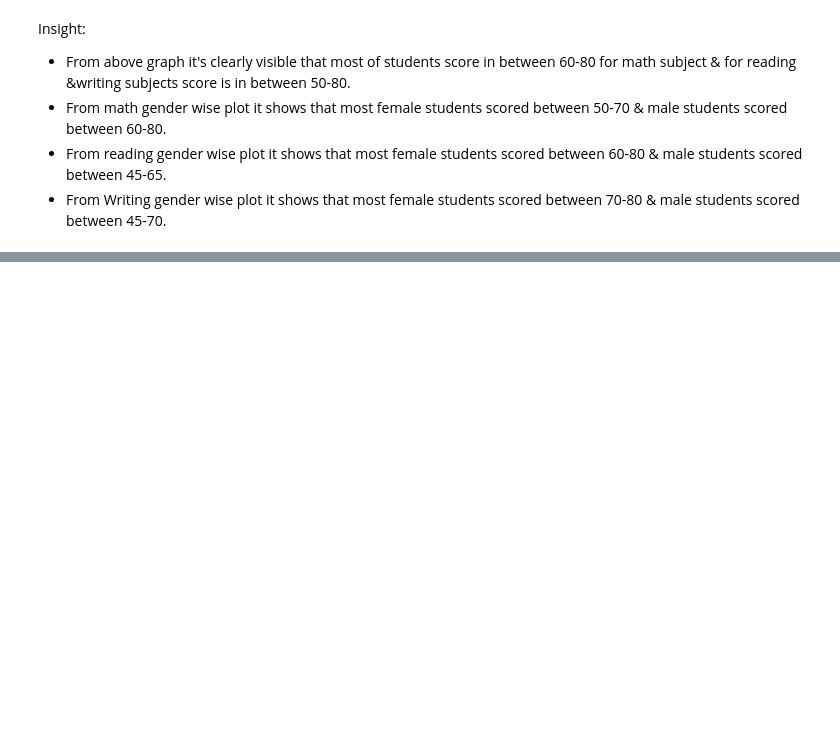
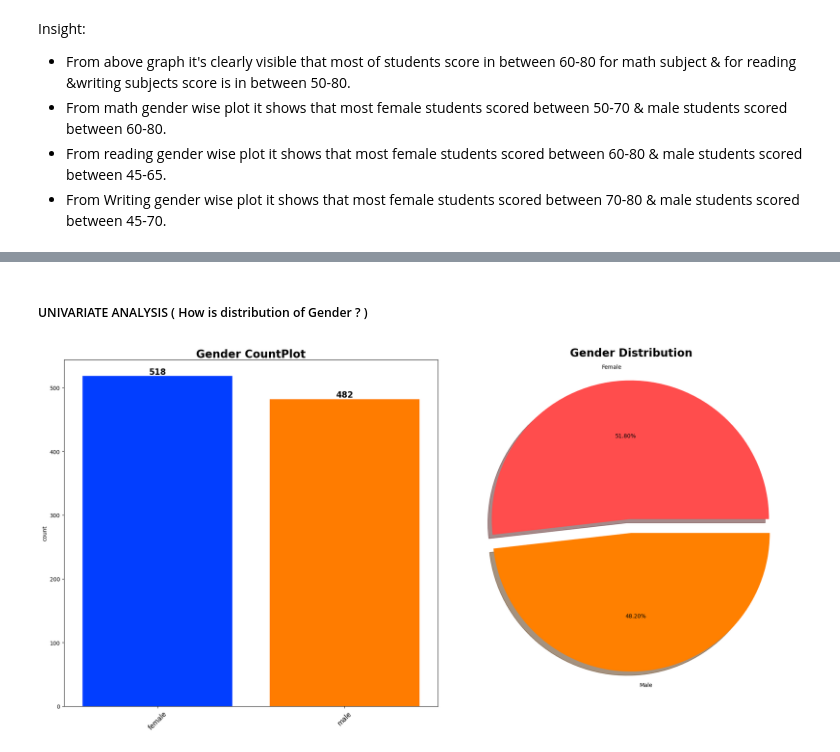
Before and after one commit to RahulHattaragi96/ML_Project_1, a Jupyter notebook: notebook/EDA STUDENT PERFORMANCE.ipynb, the cells around one changed output, grey strips where cells are left out. Drawn from its saved outputs; the diff is of its cells as text; code cells hidden in the pictures; blank space fills up the shorter version.

```diff
--- a/notebook/EDA STUDENT PERFORMANCE.ipynb
+++ b/notebook/EDA STUDENT PERFORMANCE.ipynb
@@ -398,0 +469,23 @@ Insight:
+# %% [markdown]
+##### UNIVARIATE ANALYSIS ( How is distribution of Gender ? )
+# %%
+#create count plot & pieplot for gender
+fig ,axes=plt.subplots(1,2,figsize=(20,10))
+
+sns.countplot(x=df['gender'],data=df,palette='bright',ax=axes[0],saturation=1)
+#add bar labels to the count plot
+for container in axes[0].containers:
+    axes[0].bar_label(container,fmt='%d',color='Black',fontsize=15,label_type='edge',weight='bold')
+
+axes[0].xaxis.set_label_position('top') # Place x-label at the top
+axes[0].set_xlabel("Gender CountPlot",fontsize=20,fontweight='bold')  # Add xlabel to count plot
+axes[0].set_xticklabels(df['gender'].unique(), fontsize=12, rotation=45) # add ticks to count plot on x axis
+
+axes[1].pie(x=df['gender'].value_counts(),labels=['Female','Male'],explode=[0.1,0.0],autopct="%0.2f%%",shadow=True,colors=['#ff4d4d','#ff8000'])
+axes[1].set_title("Gender Distribution",fontsize=20,fontweight='bold')  # Add title to pie chart
+
+#adjust the layout
+plt.tight_layout()
+plt.show()
+# %% [output]
+[figure, added]
```
Also changed, not shown: parts of 16 cells of this notebook.
